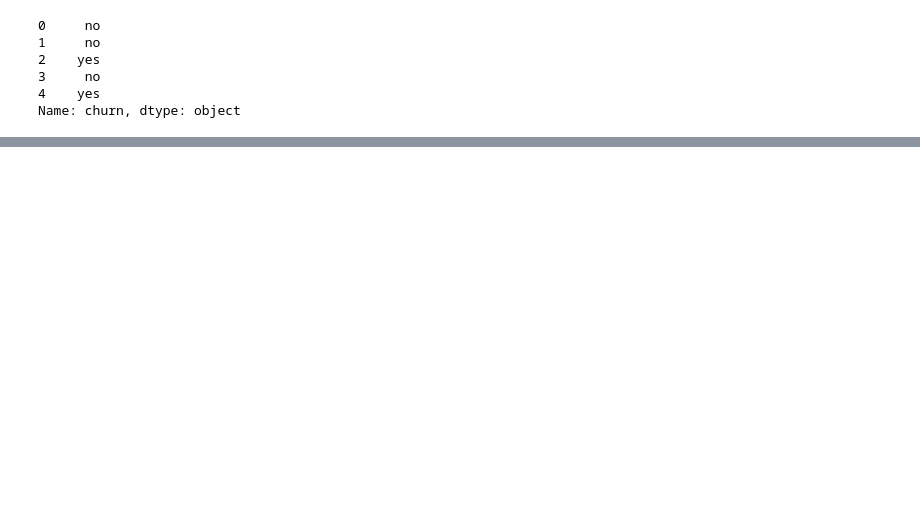
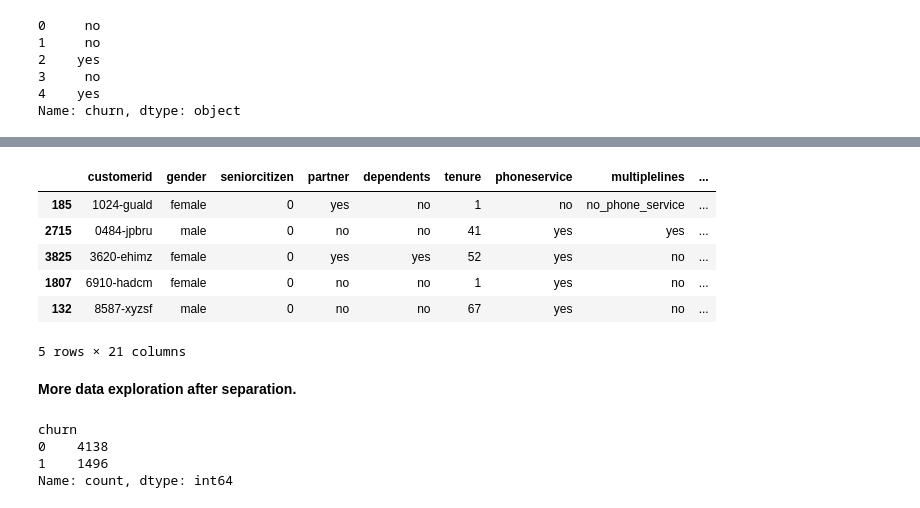
Before and after one commit to apbadzioch/IntroML_FA24, a Jupyter notebook: Churn_Project/customerChurn.ipynb, the cells around one changed output, grey strips where cells are left out. Saved outputs shown, nothing was run; the diff lists cells and outputs as text; code cells hidden in the pictures; blank space fills up the shorter version.

```diff
--- a/Churn_Project/customerChurn.ipynb
+++ b/Churn_Project/customerChurn.ipynb
@@ -145,0 +183,10 @@ Name: churn, dtype: bool
+# %%
+df_test.head()
+# %% [output]
+|  | customerid | gender | seniorcitizen | partner | dependents | tenure | phoneservice | multiplelines | ... |
+| 185 | 1024-guald | female | 0 | yes | no | 1 | no | no_phone_service | ... |
+| 2715 | 0484-jpbru | male | 0 | no | no | 41 | yes | yes | ... |
+| 3825 | 3620-ehimz | female | 0 | yes | yes | 52 | yes | no | ... |
+| 1807 | 6910-hadcm | female | 0 | no | no | 1 | yes | no | ... |
+| 132 | 8587-xyzsf | male | 0 | no | no | 67 | yes | no | ... |
+5 rows × 21 columns
@@ -145,0 +204,11 @@ Name: churn, dtype: bool
+# %% [markdown]
+**More data exploration after separation.**
+# %%
+# checking the counts of the churn variable (the target)
+# 1 is True and 0 is False
+df_train_full.churn.value_counts()
+# %% [output]
+churn
+0    4138
+1    1496
+Name: count, dtype: int64
```
Also changed, not shown: parts of 11 cells of this notebook.
